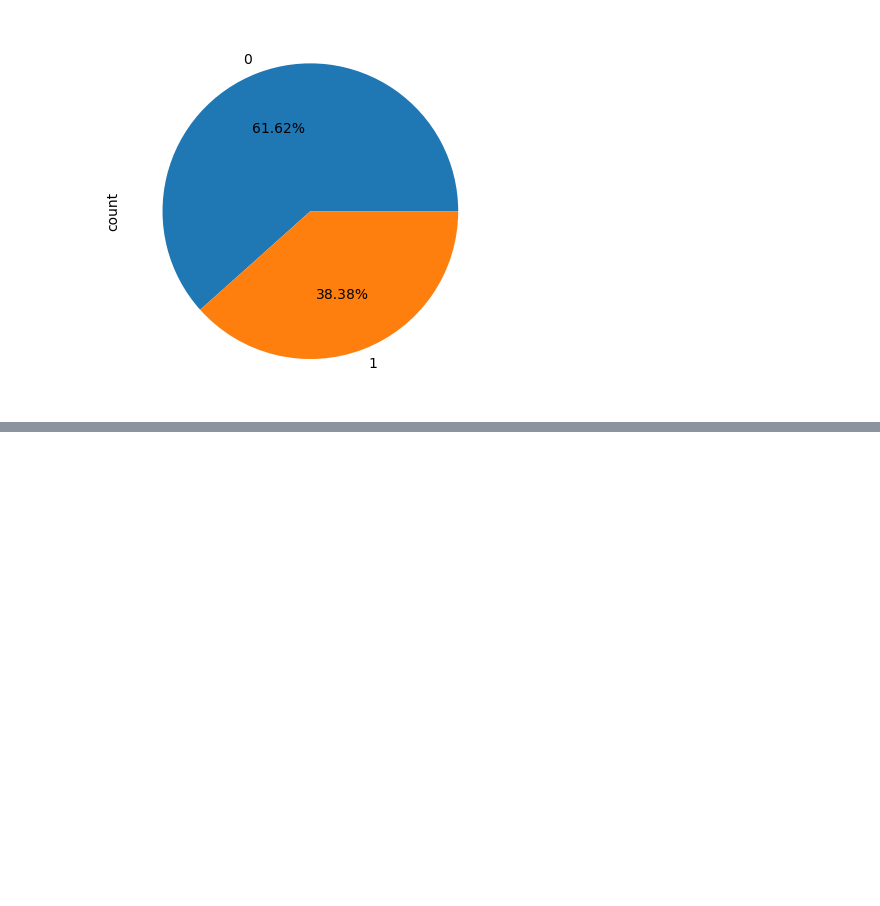
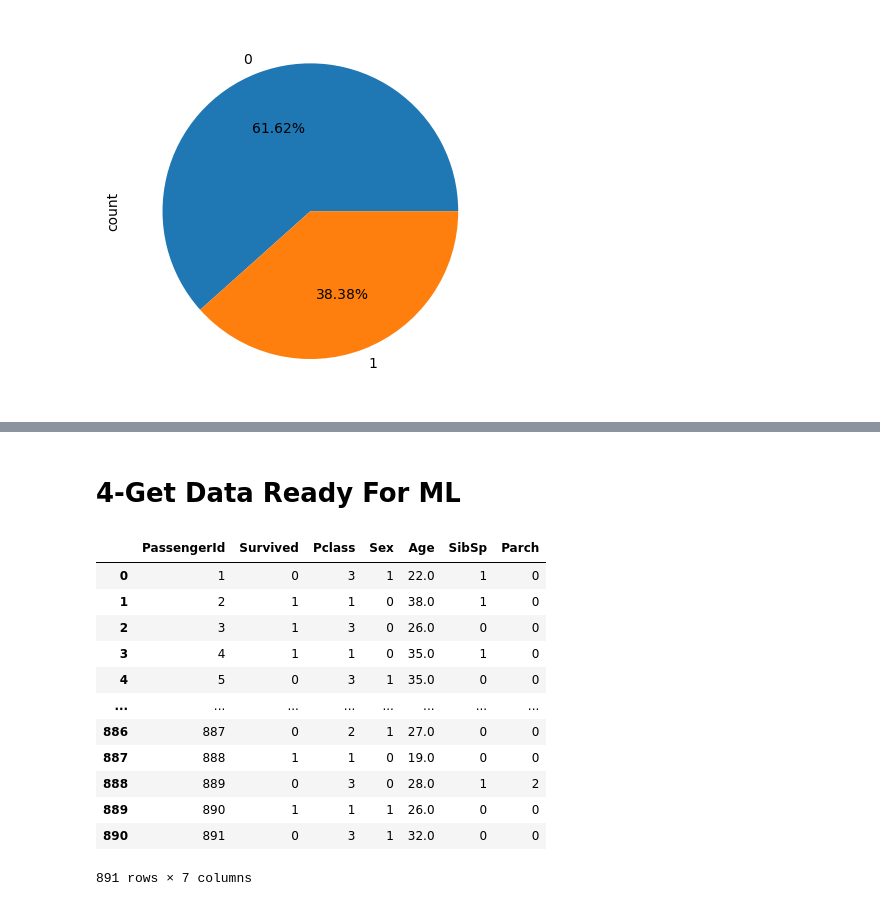
Before and after one commit to zedann/machine_learning_titanic_kaggle, a Jupyter notebook: titnac_ml.ipynb, the cells around one changed output, grey strips where cells are left out. Cells and saved outputs as stored; diff of their text form; code cells hidden in the pictures; blank space fills up the shorter version.

```diff
--- a/titnac_ml.ipynb
+++ b/titnac_ml.ipynb
@@ -127,0 +139,27 @@ ValueError: The following variable cannot be assigned with wide-form data: `hue`
+# %% [markdown]
+# 4-Get Data Ready For ML
+# %%
+train_df['Sex'] = pd.get_dummies(train_df['Sex'] , drop_first=True)
+train_df['Sex'] = train_df['Sex'].map({
+    False:0 , True:1
+}).astype('uint8')
+test_df['Sex'] = pd.get_dummies(test_df['Sex'] , drop_first=True)
+test_df['Sex'] = test_df['Sex'].map({
+    False:0 , True:1
+}).astype('uint8')
+
+train_df
+# %% [output]
+|  | PassengerId | Survived | Pclass | Sex | Age | SibSp | Parch |
+| 0 | 1 | 0 | 3 | 1 | 22.0 | 1 | 0 |
+| 1 | 2 | 1 | 1 | 0 | 38.0 | 1 | 0 |
+| 2 | 3 | 1 | 3 | 0 | 26.0 | 0 | 0 |
+| 3 | 4 | 1 | 1 | 0 | 35.0 | 1 | 0 |
+| 4 | 5 | 0 | 3 | 1 | 35.0 | 0 | 0 |
+| ... | ... | ... | ... | ... | ... | ... | ... |
+| 886 | 887 | 0 | 2 | 1 | 27.0 | 0 | 0 |
+| 887 | 888 | 1 | 1 | 0 | 19.0 | 0 | 0 |
+| 888 | 889 | 0 | 3 | 0 | 28.0 | 1 | 2 |
+| 889 | 890 | 1 | 1 | 1 | 26.0 | 0 | 0 |
+| 890 | 891 | 0 | 3 | 1 | 32.0 | 0 | 0 |
+891 rows × 7 columns
```
Also changed, not shown: parts of 5 cells of this notebook.
